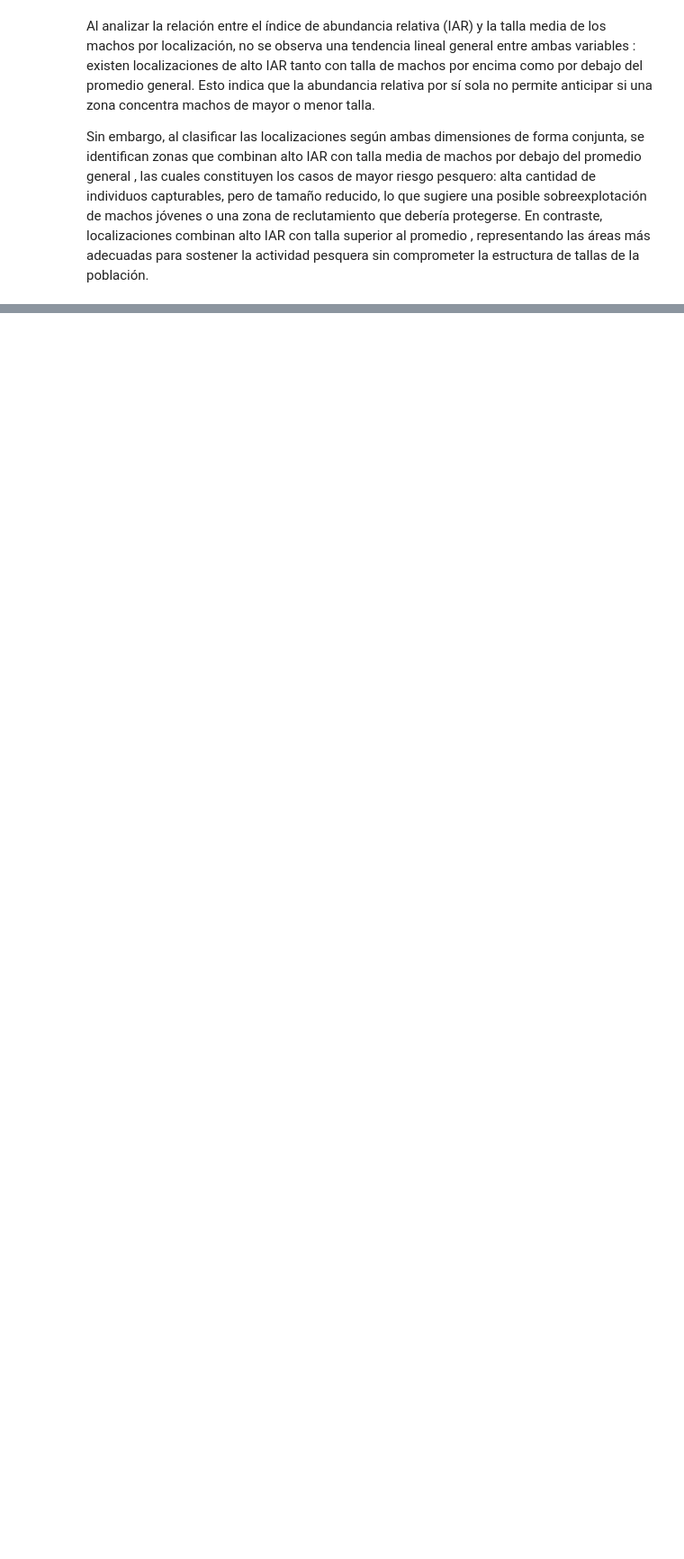
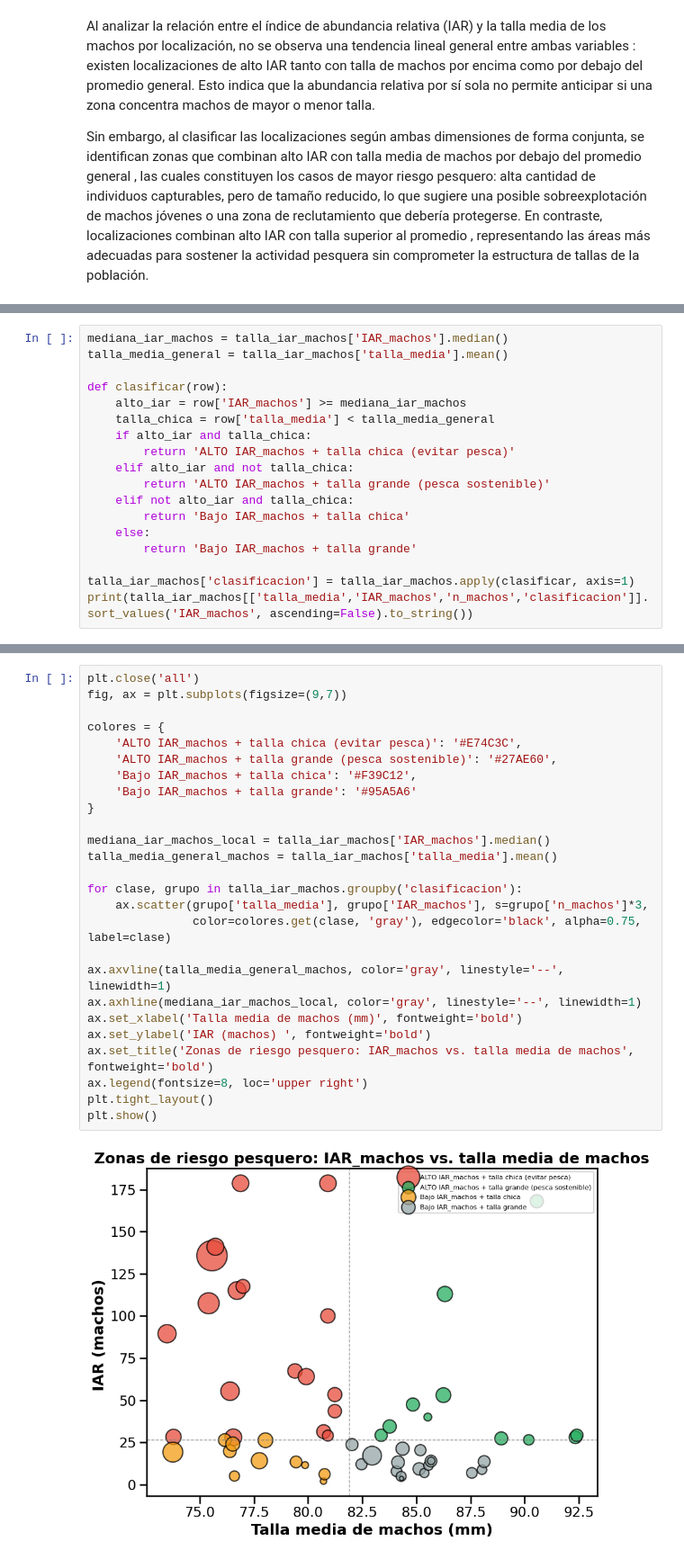
Before and after one commit to Mariano-ds/centollas2026, a Jupyter notebook: fernando/fernando_tp2.ipynb, the cells around one changed output, grey strips where cells are left out. Shown at 90% size. Saved outputs shown, nothing was run; the diff lists cells and outputs as text; blank space fills up the shorter version.

```diff
--- a/fernando/fernando_tp2.ipynb
+++ b/fernando/fernando_tp2.ipynb
@@ -1315,0 +1256,18 @@ plt.show()
+# %%
+mediana_iar_machos = talla_iar_machos['IAR_machos'].median()
+talla_media_general = talla_iar_machos['talla_media'].mean()
+
+def clasificar(row):
+    alto_iar = row['IAR_machos'] >= mediana_iar_machos
+    talla_chica = row['talla_media'] < talla_media_general
+    if alto_iar and talla_chica:
+        return 'ALTO IAR_machos + talla chica (evitar pesca)'
+    elif alto_iar and not talla_chica:
+        return 'ALTO IAR_machos + talla grande (pesca sostenible)'
+    elif not alto_iar and talla_chica:
+        return 'Bajo IAR_machos + talla chica'
+    else:
+        return 'Bajo IAR_machos + talla grande'
+
+talla_iar_machos['clasificacion'] = talla_iar_machos.apply(clasificar, axis=1)
+print(talla_iar_machos[['talla_media','IAR_machos','n_machos','clasificacion']].sort_values('IAR_machos', ascending=False).to_string())
@@ -1315,0 +1298,28 @@ plt.show()
+# %%
+plt.close('all')
+fig, ax = plt.subplots(figsize=(9,7))
+
+colores = {
+    'ALTO IAR_machos + talla chica (evitar pesca)': '#E74C3C',
+    'ALTO IAR_machos + talla grande (pesca sostenible)': '#27AE60',
+    'Bajo IAR_machos + talla chica': '#F39C12',
+    'Bajo IAR_machos + talla grande': '#95A5A6'
+}
+
+mediana_iar_machos_local = talla_iar_machos['IAR_machos'].median()
+talla_media_general_machos = talla_iar_machos['talla_media'].mean()
+
+for clase, grupo in talla_iar_machos.groupby('clasificacion'):
+    ax.scatter(grupo['talla_media'], grupo['IAR_machos'], s=grupo['n_machos']*3,
+               color=colores.get(clase, 'gray'), edgecolor='black', alpha=0.75, label=clase)
+
+ax.axvline(talla_media_general_machos, color='gray', linestyle='--', linewidth=1)
+ax.axhline(mediana_iar_machos_local, color='gray', linestyle='--', linewidth=1)
+ax.set_xlabel('Talla media de machos (mm)', fontweight='bold')
+ax.set_ylabel('IAR (machos) ', fontweight='bold')
+ax.set_title('Zonas de riesgo pesquero: IAR_machos vs. talla media de machos', fontweight='bold')
+ax.legend(fontsize=8, loc='upper right')
+plt.tight_layout()
+plt.show()
+# %% [output]
+[figure, added]
```
Also changed, not shown: parts of 46 cells of this notebook.
